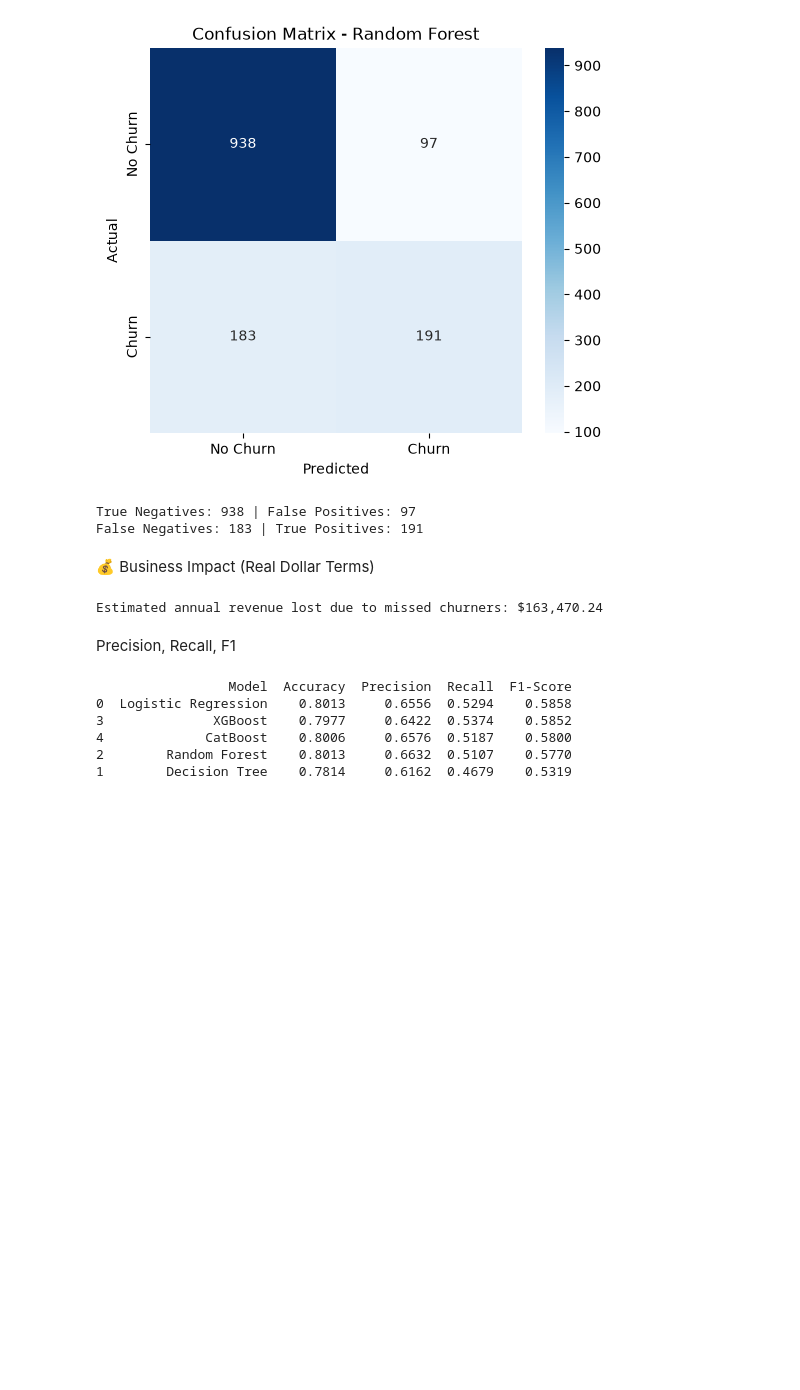
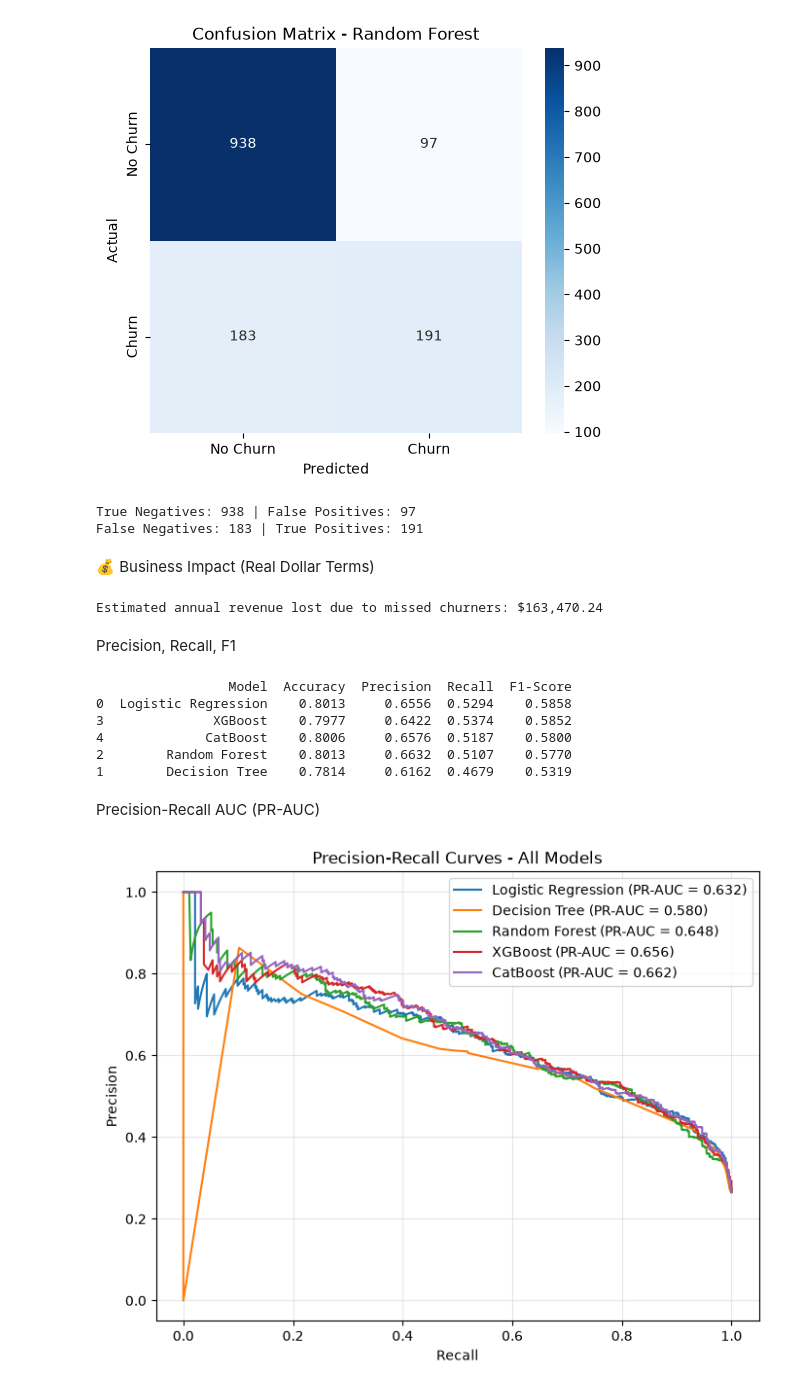
Before and after one commit to kasunwathsala/telco-customer-churn-analysis, a Jupyter notebook: notebooks/01_eda.ipynb, the cells around one changed output. Drawn from its saved outputs; the diff is of its cells as text; code cells hidden in the pictures; blank space fills up the shorter version.

Commit message:
Generate Precision-Recall curves and PR-AUC for all 5 models.

```diff
--- a/notebooks/01_eda.ipynb
+++ b/notebooks/01_eda.ipynb
@@ -905,3 +905,33 @@ print(results_df.sort_values('F1-Score', ascending=False))
 4             CatBoost    0.8006     0.6576  0.5187    0.5800
 2        Random Forest    0.8013     0.6632  0.5107    0.5770
 1        Decision Tree    0.7814     0.6162  0.4679    0.5319
+# %% [markdown]
+Precision-Recall AUC (PR-AUC)
+# %%
+from sklearn.metrics import precision_recall_curve, auc
+
+# Calculate PR-AUC for each model (need probability scores, not just class predictions)
+models_dict = {
+    'Logistic Regression': log_reg,
+    'Decision Tree': dt,
+    'Random Forest': rf,
+    'XGBoost': xgb,
+    'CatBoost': cb
+}
+
+plt.figure(figsize=(8,6))
+
+for name, model in models_dict.items():
+    y_proba = model.predict_proba(X_test)[:, 1]  # probability of "Churn" class
+    precision, recall, _ = precision_recall_curve(y_test, y_proba)
+    pr_auc = auc(recall, precision)
+    plt.plot(recall, precision, label=f'{name} (PR-AUC = {pr_auc:.3f})')
+
+plt.xlabel('Recall')
+plt.ylabel('Precision')
+plt.title('Precision-Recall Curves - All Models')
+plt.legend()
+plt.grid(alpha=0.3)
+plt.show()
+# %% [output]
+[figure, added]
```
